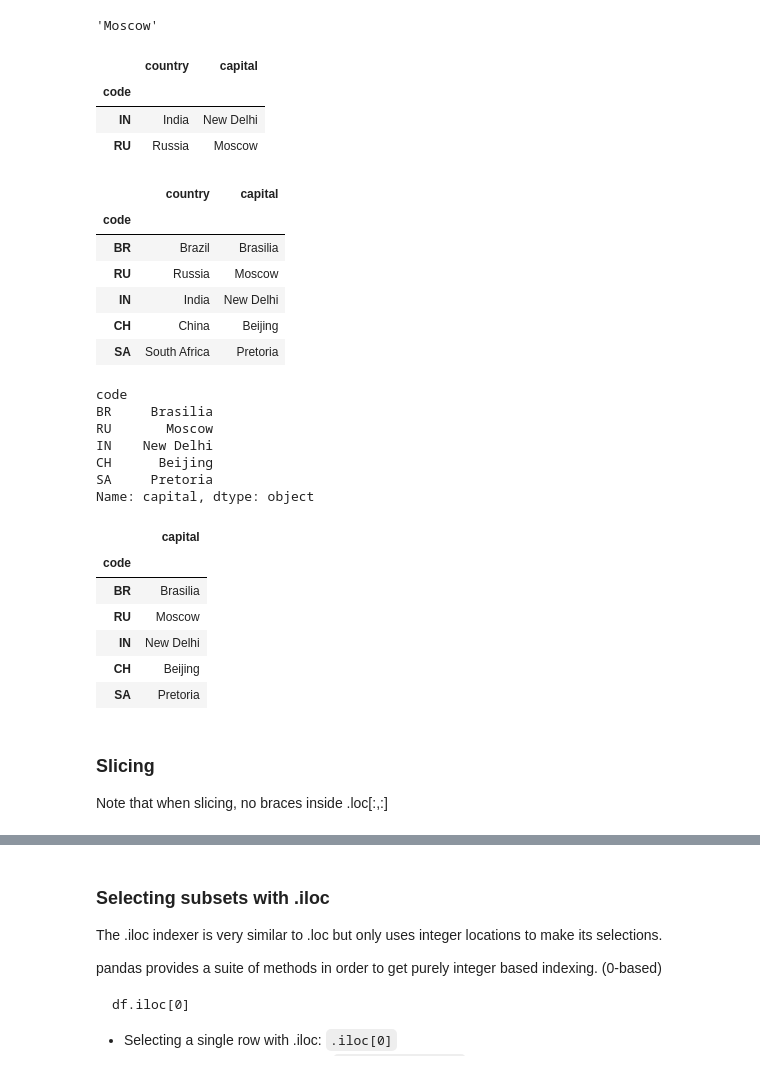
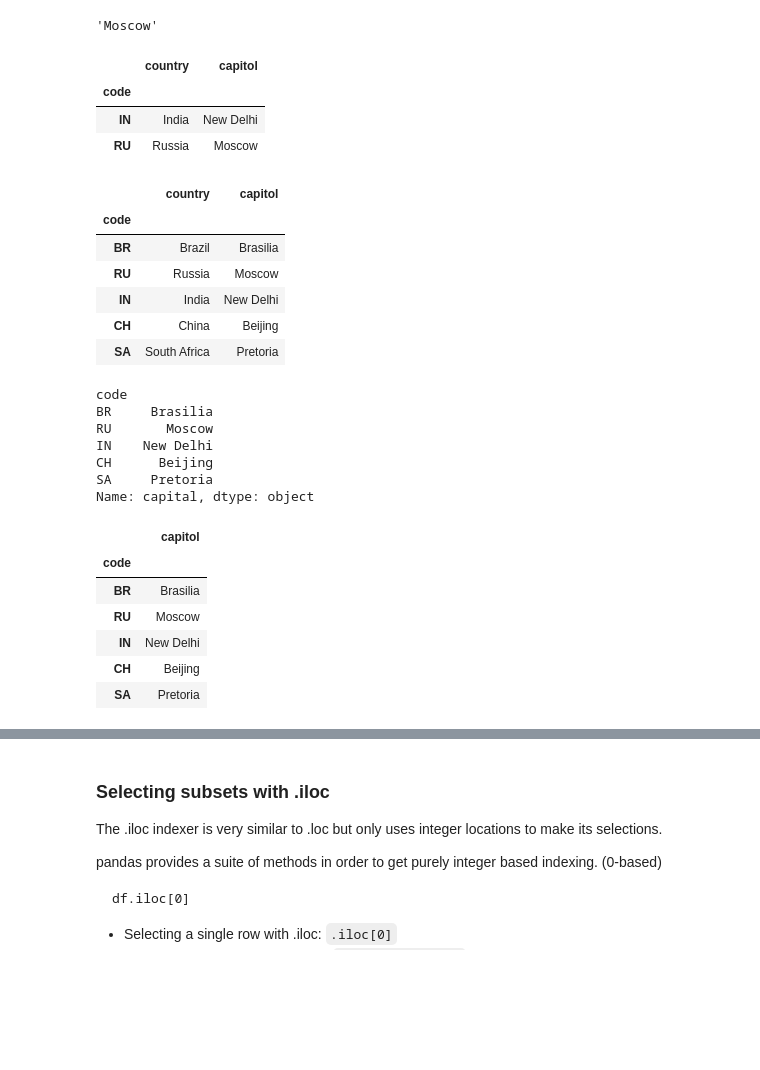
Before and after one commit to karadasmurat/python, a Jupyter notebook: data_science/pandas_demo.ipynb, the cells around one changed output, grey strips where cells are left out. Drawn from its saved outputs; the diff is of its cells as text; code cells hidden in the pictures; blank space fills up the shorter version.

```diff
--- a/data_science/pandas_demo.ipynb
+++ b/data_science/pandas_demo.ipynb
@@ -409,16 +754,17 @@ brics.loc['RU', 'capital']
 # %% [output]
 'Moscow'
 # %%
-brics.loc[['IN', 'RU'],['country', 'capital']]
+brics.loc[['IN', 'RU'],['country', 'capitol']]
 # %% [output]
-|  | country | capital |
+|  | country | capitol |
 | code |  |  |
 | IN | India | New Delhi |
 | RU | Russia | Moscow |
 # %%
-brics.loc[:, ['country', 'capital']]
+# Select (all rows of) 2 columns
+brics.loc[:, ['country', 'capitol']]
 # %% [output]
-|  | country | capital |
+|  | country | capitol |
 | code |  |  |
 | BR | Brazil | Brasilia |
 | RU | Russia | Moscow |
@@ -436,15 +782,13 @@ CH      Beijing
 SA     Pretoria
 Name: capital, dtype: object
 # %%
-brics.loc[:, ['capital']]   # DataFrame
+brics.loc[:, ['capitol']]
+# type(brics.loc[:, ['capitol']])   # DataFrame
 # %% [output]
-|  | capital |
+|  | capitol |
 | code |  |
 | BR | Brasilia |
 | RU | Moscow |
 | IN | New Delhi |
 | CH | Beijing |
 | SA | Pretoria |
-# %% [markdown]
-### Slicing
-Note that when slicing, no braces inside .loc[:,:]
```
Also changed, not shown: parts of 47 cells of this notebook, 4 other files.
